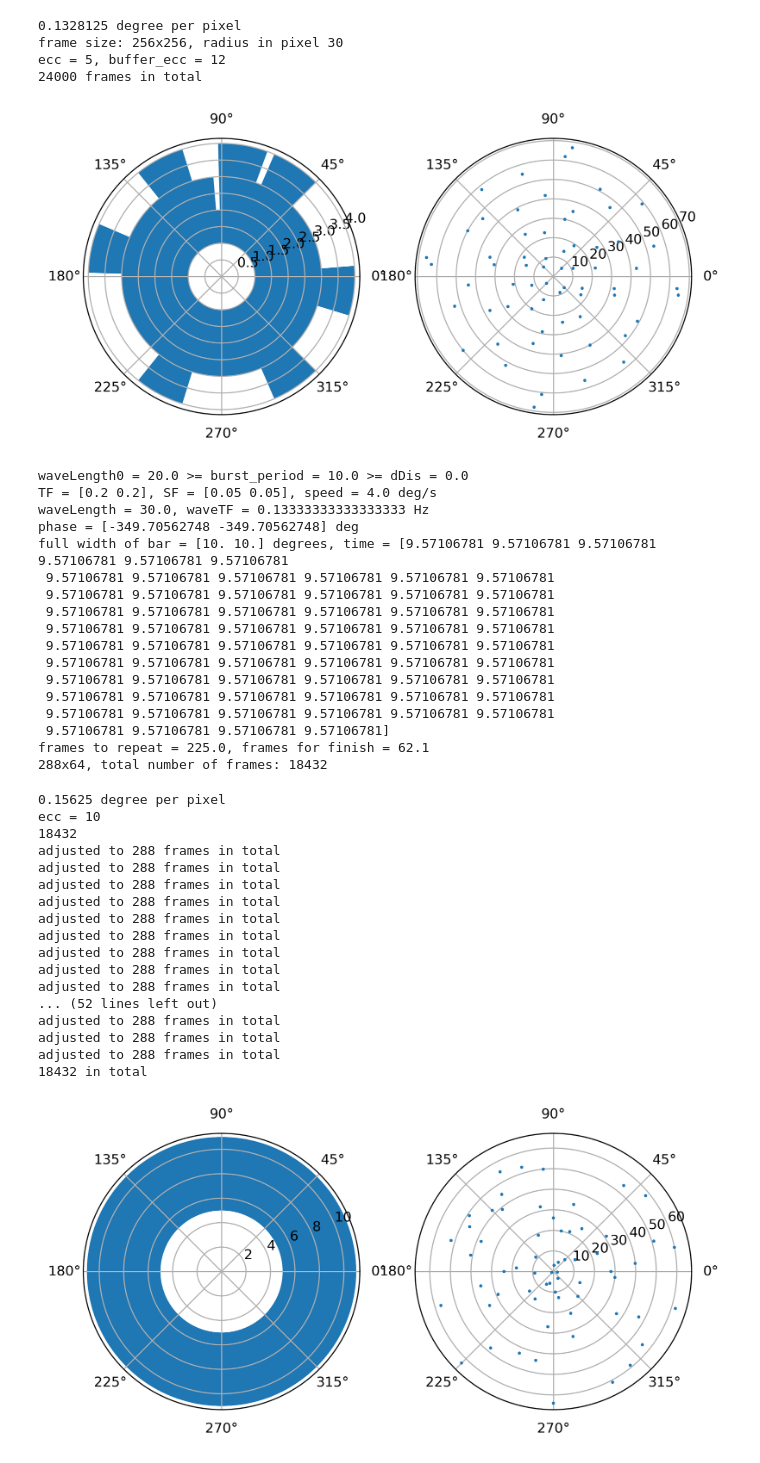
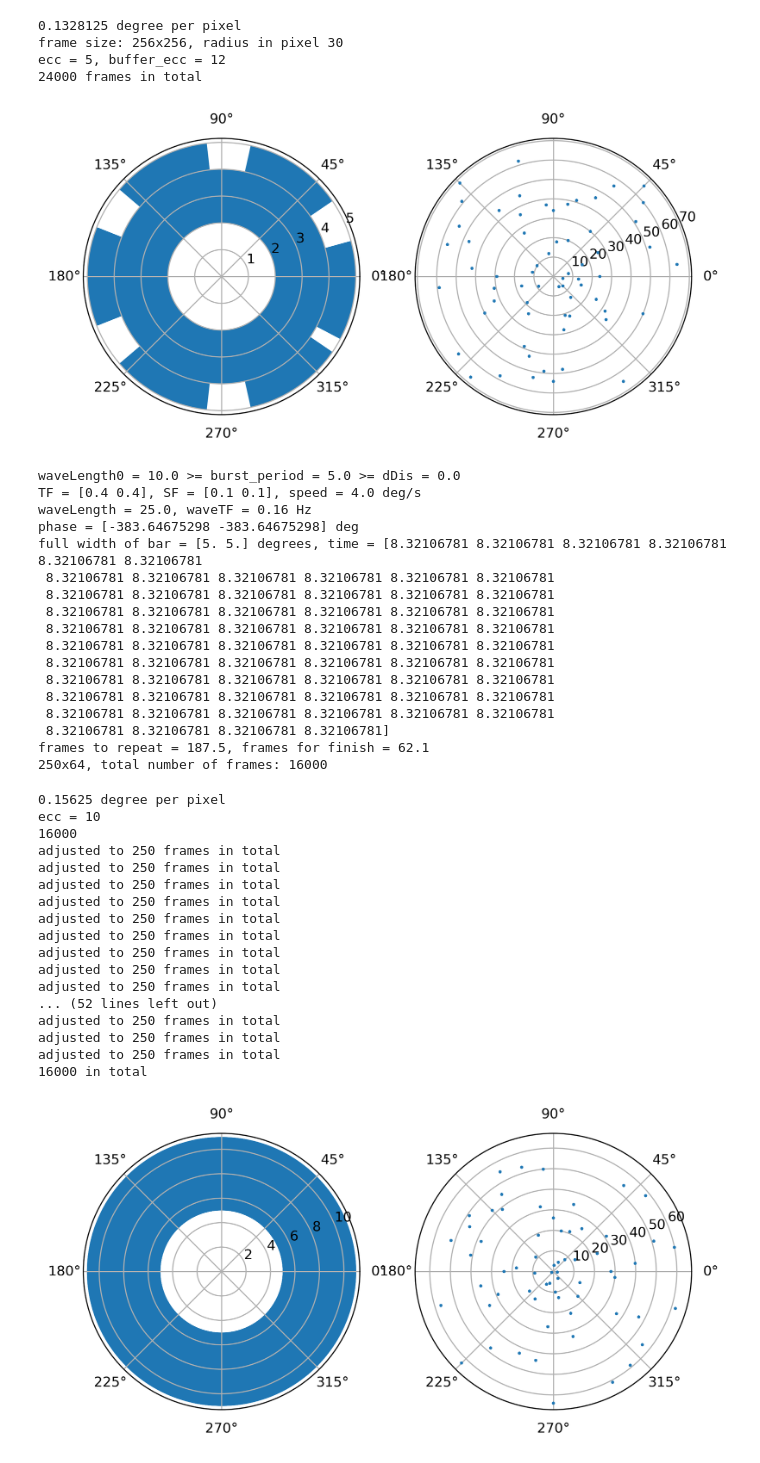
Before and after one commit to g13/patchV1, a Jupyter notebook: ext_input.ipynb, the cells around one changed output. Drawn from its saved outputs; the diff is of its cells as text; code cells hidden in the pictures.

```diff
--- a/ext_input.ipynb
+++ b/ext_input.ipynb
@@ -157,14 +162,15 @@ LMS_series = generate_grating(1.0, SF, TF, orient, 512, crest, valley, video_fn,
 # setup stage II retinal waves
 #path = 'D:/scratch/patchV1/resource/'
 path = '/home/wd/resource/input/'
-theme = 'stage_II-SP20'
+#theme = 'stage_II-SP10_opposed_single_dir'
+theme = 'stage_II-SP10'
 nseq = 64
 nrepeat = 1 # of each seq
 range_deg0 = 10 # the starting eccentricity of the wave
 range_deg = 10 # the eccentricity of the visual field
-seed = 3917563
-seq_type = 'opponent'
-#preset_orient = np.tile(np.array([np.pi, 0]), (16,))
+seed = 3917566
+seq_type = 'random'
+preset_orient = np.tile(np.array([0, np.pi]), (16,))
 #preset_orient = np.tile(np.array([0]), (32,))
 #preset_orient = np.tile(np.array([np.pi/4, np.pi*3/4]), (32,))
 #preset_orient = np.repeat(np.array([np.pi/4, np.pi*3/4]), 32)
@@ -183,7 +189,7 @@ reverse = False
 resolution = 128
 speed = 4.0 # degree/s
 
-SF = np.array([1/20, 1/20])
+SF = np.array([1/10, 1/10])
 center = np.pi/2
 wing = np.pi/2
 amp = np.array([1.0,1.0])
@@ -202,34 +208,34 @@ match seq_type:
         orient = rng.permutation(np.arange(nseq)/nseq*np.pi*2)
     case 'sequential':
         dorient = np.pi*2/nseq
         orient = np.linspace(0, np.pi*2-dorient, nseq)
     case 'preset':
         orient = preset_orient
     case other:
         if type(seq_type) == int or float:
             orient = np.array([seq_type*np.pi/180]*nseq)
         else:
             raise Exception('not implemented')
 
 # video file has x-axis flipped orientation
 flipped_orient = 2*np.pi - orient
 sliced = np.arange(nseq)
 fig = plt.figure('orient dist.', figsize = (8,4), dpi =300)
 ax = fig.add_subplot(121, polar=True)
 edges = np.linspace(0, 2*np.pi, 30)
 counts, _ = np.histogram(flipped_orient[sliced], bins=edges)
 centers = (edges[:-1] + edges[1:])/2
 radi = max(min(counts),1)
 nbins = 10
 ax.bar(centers, counts, width = 2*np.pi*radi/nbins*0.6, bottom=radi)
 ax = fig.add_subplot(122, polar=True)
 nsliced = sliced.size
 ax.plot(flipped_orient[sliced], np.arange(nsliced)+5,'*', ms = 2.0)
 #orient = np.pi/4
 #print(f'wave orientation: {orient*180/np.pi}')
 virtual_LGN = 0
 # %% [output]
-[figure, old version]
+[figure, new version]
 # %%
 # generate retinal waves
 stimulus_fn = video_fn + '.bin'
@@ -264,43 +270,43 @@ with open(video_fn+'.cfg', 'wb') as f:
     np.array([range_deg], dtype = float).tofile(f)
     SF.tofile(f)
 # %% [output]
-waveLength0 = 20.0 >= burst_period = 10.0 >= dDis = 0.0
-TF = [0.2 0.2], SF = [0.05 0.05], speed = 4.0 deg/s
-waveLength = 30.0, waveTF = 0.13333333333333333 Hz
-phase = [-349.70562748 -349.70562748] deg
-full width of bar = [10. 10.] degrees, time = [9.57106781 9.57106781 9.57106781 9.57106781 9.57106781 9.57106781
- 9.57106781 9.57106781 9.57106781 9.57106781 9.57106781 9.57106781
- 9.57106781 9.57106781 9.57106781 9.57106781 9.57106781 9.57106781
- 9.57106781 9.57106781 9.57106781 9.57106781 9.57106781 9.57106781
- 9.57106781 9.57106781 9.57106781 9.57106781 9.57106781 9.57106781
- 9.57106781 9.57106781 9.57106781 9.57106781 9.57106781 9.57106781
- 9.57106781 9.57106781 9.57106781 9.57106781 9.57106781 9.57106781
- 9.57106781 9.57106781 9.57106781 9.57106781 9.57106781 9.57106781
- 9.57106781 9.57106781 9.57106781 9.57106781 9.57106781 9.57106781
- 9.57106781 9.57106781 9.57106781 9.57106781 9.57106781 9.57106781
- 9.57106781 9.57106781 9.57106781 9.57106781]
-frames to repeat = 225.0, frames for finish = 62.1
-288x64, total number of frames: 18432
+waveLength0 = 10.0 >= burst_period = 5.0 >= dDis = 0.0
+TF = [0.4 0.4], SF = [0.1 0.1], speed = 4.0 deg/s
+waveLength = 25.0, waveTF = 0.16 Hz
+phase = [-383.64675298 -383.64675298] deg
+full width of bar = [5. 5.] degrees, time = [8.32106781 8.32106781 8.32106781 8.32106781 8.32106781 8.32106781
+ 8.32106781 8.32106781 8.32106781 8.32106781 8.32106781 8.32106781
+ 8.32106781 8.32106781 8.32106781 8.32106781 8.32106781 8.32106781
+ 8.32106781 8.32106781 8.32106781 8.32106781 8.32106781 8.32106781
+ 8.32106781 8.32106781 8.32106781 8.32106781 8.32106781 8.32106781
+ 8.32106781 8.32106781 8.32106781 8.32106781 8.32106781 8.32106781
+ 8.32106781 8.32106781 8.32106781 8.32106781 8.32106781 8.32106781
+ 8.32106781 8.32106781 8.32106781 8.32106781 8.32106781 8.32106781
+ 8.32106781 8.32106781 8.32106781 8.32106781 8.32106781 8.32106781
+ 8.32106781 8.32106781 8.32106781 8.32106781 8.32106781 8.32106781
+ 8.32106781 8.32106781 8.32106781 8.32106781]
+frames to repeat = 187.5, frames for finish = 62.1
+250x64, total number of frames: 16000
 # %%
 generate_retinal_wave(amp, SF, TF, waveSF, waveTF, orient, phase, sharpness, resolution, video_fn, time, frameRate = frameRate, ecc = range_deg, gtype='drifting', neye = 1, bar = True, center = center, wing = wing, virtual_LGN = virtual_LGN, nrepeat = 1, reverse = reverse)
 # %% [output]
 0.15625 degree per pixel
 ecc = 10
-18432
-adjusted to 288 frames in total
-adjusted to 288 frames in total
-adjusted to 288 frames in total
-adjusted to 288 frames in total
-adjusted to 288 frames in total
-adjusted to 288 frames in total
-adjusted to 288 frames in total
-adjusted to 288 frames in total
-adjusted to 288 frames in total
+16000
+adjusted to 250 frames in total
+adjusted to 250 frames in total
+adjusted to 250 frames in total
+adjusted to 250 frames in total
+adjusted to 250 frames in total
+adjusted to 250 frames in total
+adjusted to 250 frames in total
+adjusted to 250 frames in total
+adjusted to 250 frames in total
 ... (52 lines left out)
-adjusted to 288 frames in total
-adjusted to 288 frames in total
-adjusted to 288 frames in total
-18432 in total
+adjusted to 250 frames in total
+adjusted to 250 frames in total
+adjusted to 250 frames in total
+16000 in total
 # %%
 # setup stage III retinal waves
 #path = 'D:/scratch/patchV1/resource/'
```
Also changed, not shown: parts of 2 cells of this notebook, 16 other files.
